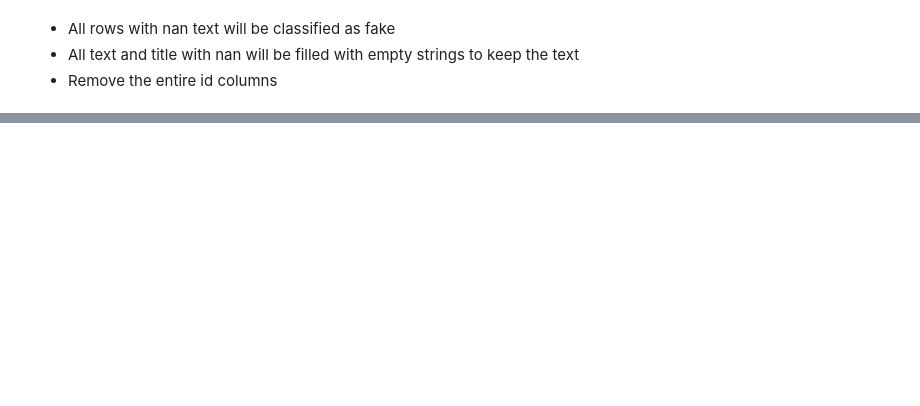
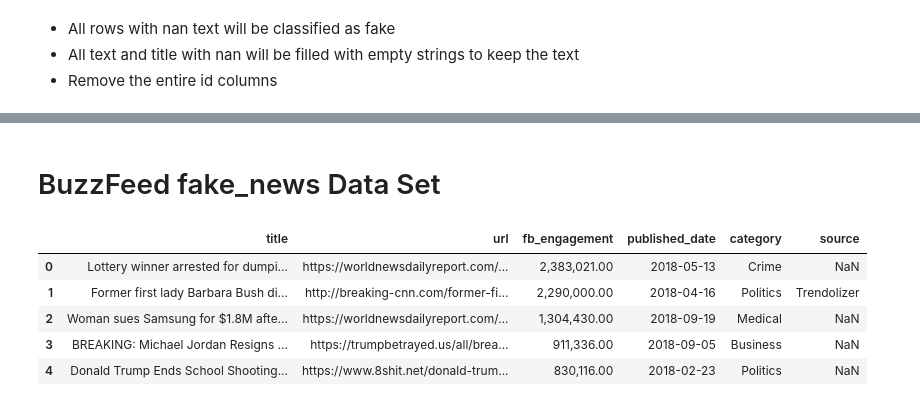
Before and after one commit to LaurentStar/Cap-Stone, a Jupyter notebook: exploratory_data_analysis.ipynb, the cells around one changed output, grey strips where cells are left out. Cells and saved outputs as stored; diff of their text form; code cells hidden in the pictures; blank space fills up the shorter version.

```diff
--- a/exploratory_data_analysis.ipynb
+++ b/exploratory_data_analysis.ipynb
@@ -16 +33,4 @@ import pandas as pd
+# %%
+_  = os.path.join('data', 'buzzfeed_2018_fake_news.csv')
+buzz_feed_fakenews_df = pd.read_csv(_)
 # %% [markdown]
@@ -126,0 +157,11 @@ Median number of words in factual articles: 382.0
+# %% [markdown]
+# BuzzFeed fake_news Data Set
+# %%
+buzz_feed_fakenews_df.head()
+# %% [output]
+|  | title | url | fb_engagement | published_date | category | source |
+| 0 | Lottery winner arrested for dumpi... | https://worldnewsdailyreport.com/... | 2,383,021.00 | 2018-05-13 | Crime | NaN |
+| 1 | Former first lady Barbara Bush di... | http://breaking-cnn.com/former-fi... | 2,290,000.00 | 2018-04-16 | Politics | Trendolizer |
+| 2 | Woman sues Samsung for $1.8M afte... | https://worldnewsdailyreport.com/... | 1,304,430.00 | 2018-09-19 | Medical | NaN |
+| 3 | BREAKING: Michael Jordan Resigns ... | https://trumpbetrayed.us/all/brea... | 911,336.00 | 2018-09-05 | Business | NaN |
+| 4 | Donald Trump Ends School Shooting... | https://www.8shit.net/donald-trum... | 830,116.00 | 2018-02-23 | Politics | NaN |
```
Also changed, not shown: parts of 30 cells of this notebook, 8 other files.
